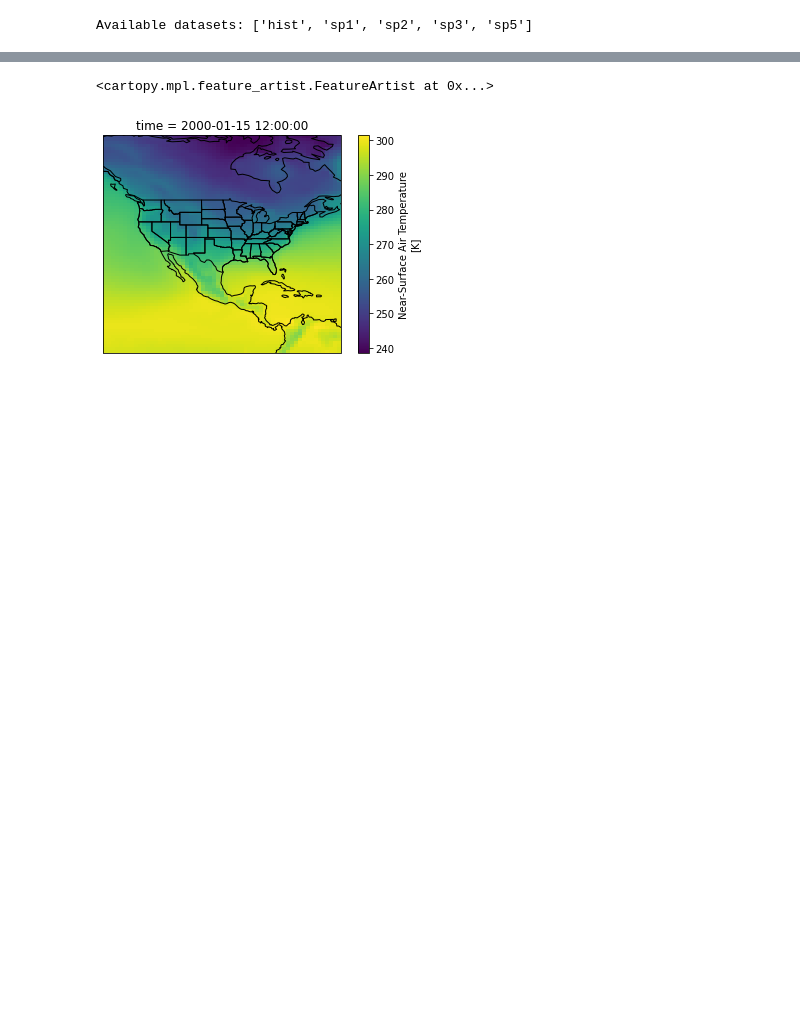
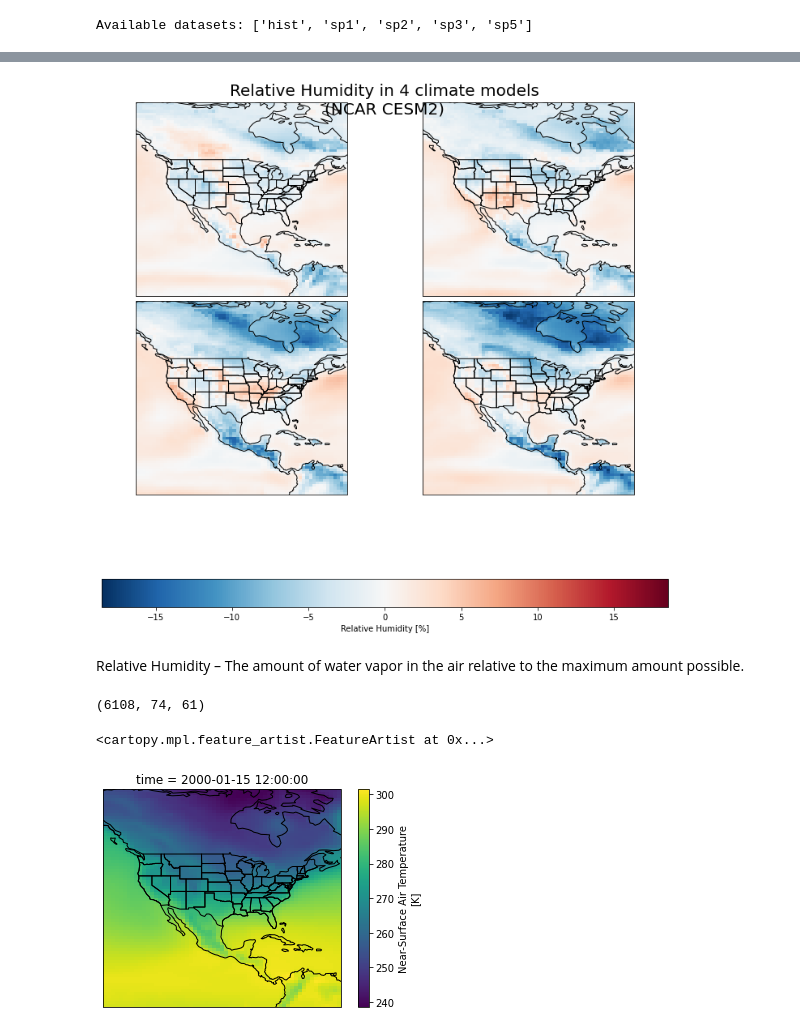
Before and after one commit to UCB-stat-159-s22/hw07-group20, a Jupyter notebook: notebooks/United States.ipynb, the cells around one changed output, grey strips where cells are left out. Drawn from its saved outputs; the diff is of its cells as text; code cells hidden in the pictures; blank space fills up the shorter version.

```diff
--- a/notebooks/United States.ipynb
+++ b/notebooks/United States.ipynb
@@ -55,3 +179,30 @@ Available datasets: ['hist', 'sp1', 'sp2', 'sp3', 'sp5']
+# %%
+plot_diff(USA, 'hurs', crs, vardict, modeldict)
+# %% [output]
+[figure, added]
+# %% [markdown]
+Relative Humidity – The amount of water vapor in the air relative to the maximum amount possible.
+# %%
+#Select North American Region
+USA = ca.dictorize(
+    "sel",
+    ca.nest_dicts(
+        ds,
+        {'args': {'lat': slice(0, 70),
+                 'lon': slice(225,300)}},
+    )
+)
+
+###########################################################
+# # Create new DataArrays as model names (for combining)
+# for k in USA.keys():
+#     USA[k][k] = USA[k]['tas'].copy()
+
+# ###########################################################
+model_data = np.vstack(tuple([USA[k]['tas'].values for k in USA.keys()]))
+model_data.shape
+# %% [output]
+(6108, 74, 61)
 # %%
 #Select North American Region
 USA = ca.dictorize(
```
Also changed, not shown: parts of 7 cells of this notebook.
